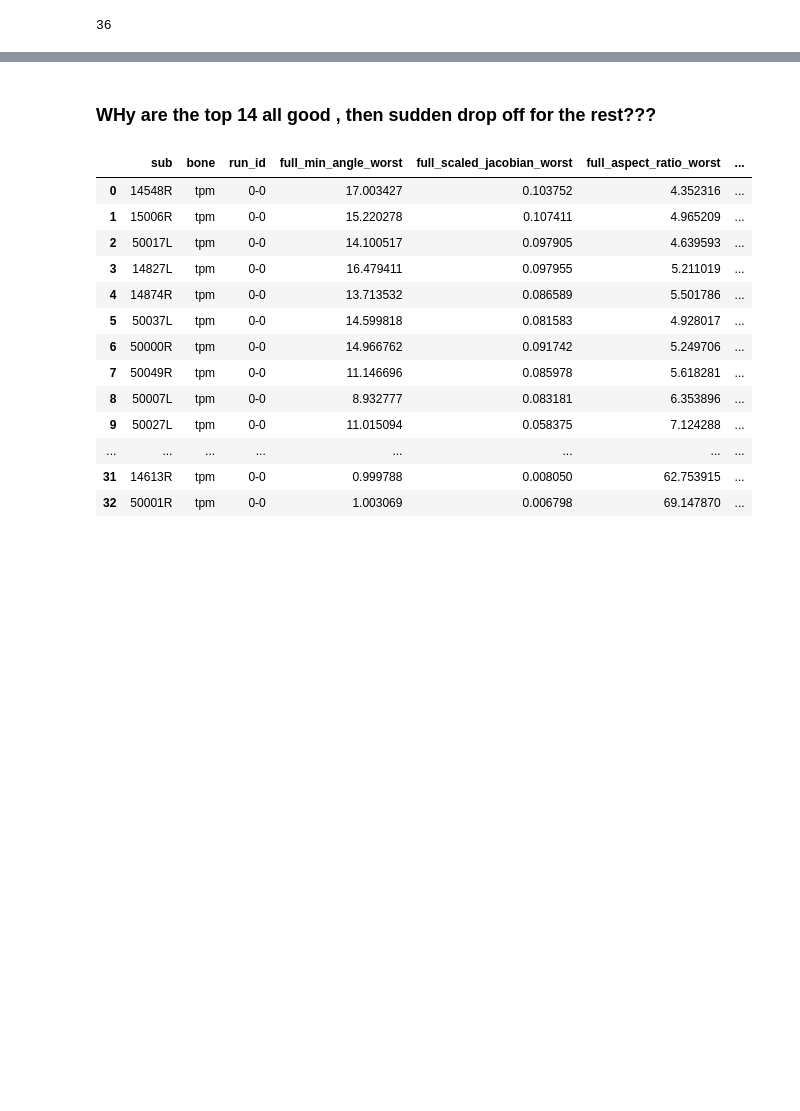
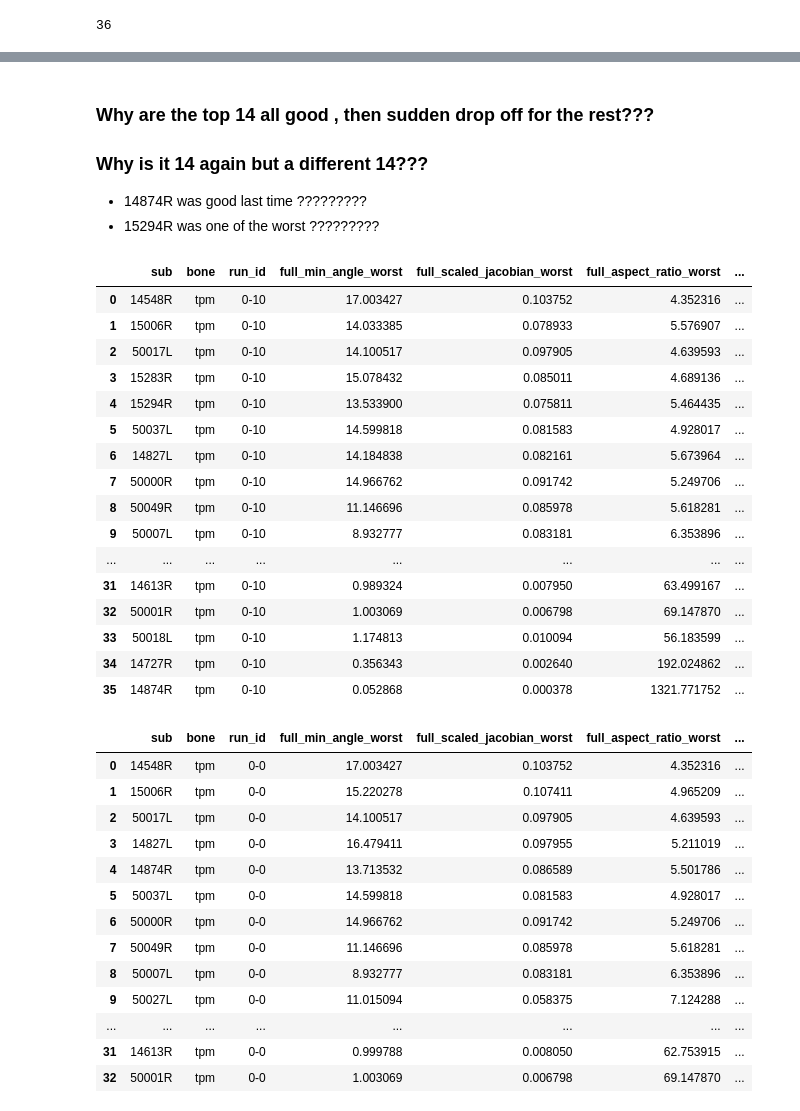
Before and after one commit to MattyOram/phd, a Jupyter notebook: WorkPackages/TMCJ-Contact/Computational/notebooks/MeshPipeline/ParamOptimisation/fullRuns/study4.ipynb, the cells around one changed output, grey strips where cells are left out. Drawn from its saved outputs; the diff is of its cells as text; code cells hidden in the pictures; blank space fills up the shorter version.

```diff
--- a/WorkPackages/TMCJ-Contact/Computational/notebooks/MeshPipeline/ParamOptimisation/fullRuns/study4.ipynb
+++ b/WorkPackages/TMCJ-Contact/Computational/notebooks/MeshPipeline/ParamOptimisation/fullRuns/study4.ipynb
@@ -31,9 +29,9 @@ df_qual.to_csv(out_dir / 'df_qual.csv', index=False)
 # %%
 # LOAD DATA
 
-df_bone = pd.read_csv(out_dir / 'df_bone.csv')
-df_cart = pd.read_csv(out_dir / 'df_cart.csv')
-df_qual = pd.read_csv(out_dir / 'df_qual.csv')
+df_bone = pd.read_csv(out_dir / 'df_bone10.csv')
+df_cart = pd.read_csv(out_dir / 'df_cart10.csv')
+df_qual = pd.read_csv(out_dir / 'df_qual10.csv')
 
 
 df_run = pd.read_csv(out_dir / 'runtimes.csv')
@@ -143,5 +141,29 @@ Highest element count:
 # %% [markdown]
-### WHy are the top 14 all good , then sudden drop off for the rest???
+### Why are the top 14 all good , then sudden drop off for the rest???
+### Why is it 14 again but a different 14???
+- 14874R was good last time ?????????
+- 15294R was one of the worst ?????????
+# %%
+# rerun with identical params...
+qual[qual['bone']==bone].sort_values('full_radius_ratio_worst').reset_index(drop=True)
+# %% [output]
+|  | sub | bone | run_id | full_min_angle_worst | full_scaled_jacobian_worst | full_aspect_ratio_worst | ... |
+| 0 | 14548R | tpm | 0-10 | 17.003427 | 0.103752 | 4.352316 | ... |
+| 1 | 15006R | tpm | 0-10 | 14.033385 | 0.078933 | 5.576907 | ... |
+| 2 | 50017L | tpm | 0-10 | 14.100517 | 0.097905 | 4.639593 | ... |
+| 3 | 15283R | tpm | 0-10 | 15.078432 | 0.085011 | 4.689136 | ... |
+| 4 | 15294R | tpm | 0-10 | 13.533900 | 0.075811 | 5.464435 | ... |
+| 5 | 50037L | tpm | 0-10 | 14.599818 | 0.081583 | 4.928017 | ... |
+| 6 | 14827L | tpm | 0-10 | 14.184838 | 0.082161 | 5.673964 | ... |
+| 7 | 50000R | tpm | 0-10 | 14.966762 | 0.091742 | 5.249706 | ... |
+| 8 | 50049R | tpm | 0-10 | 11.146696 | 0.085978 | 5.618281 | ... |
+| 9 | 50007L | tpm | 0-10 | 8.932777 | 0.083181 | 6.353896 | ... |
+| ... | ... | ... | ... | ... | ... | ... | ... |
+| 31 | 14613R | tpm | 0-10 | 0.989324 | 0.007950 | 63.499167 | ... |
+| 32 | 50001R | tpm | 0-10 | 1.003069 | 0.006798 | 69.147870 | ... |
+| 33 | 50018L | tpm | 0-10 | 1.174813 | 0.010094 | 56.183599 | ... |
+| 34 | 14727R | tpm | 0-10 | 0.356343 | 0.002640 | 192.024862 | ... |
+| 35 | 14874R | tpm | 0-10 | 0.052868 | 0.000378 | 1321.771752 | ... |
 # %%
 qual.sort_values('full_radius_ratio_worst').reset_index(drop=True)
 # %% [output]
```
Also changed, not shown: parts of 13 cells of this notebook, 44 other files.
